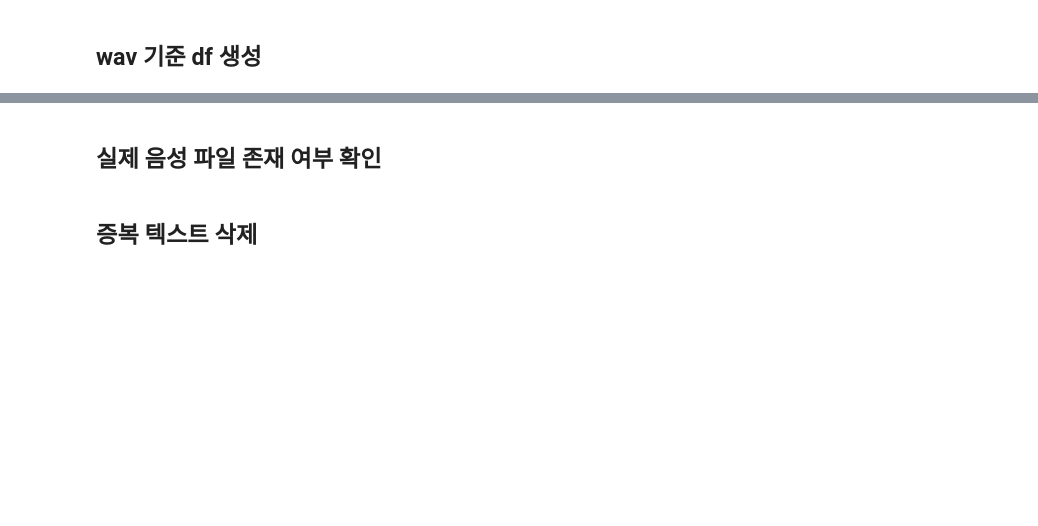
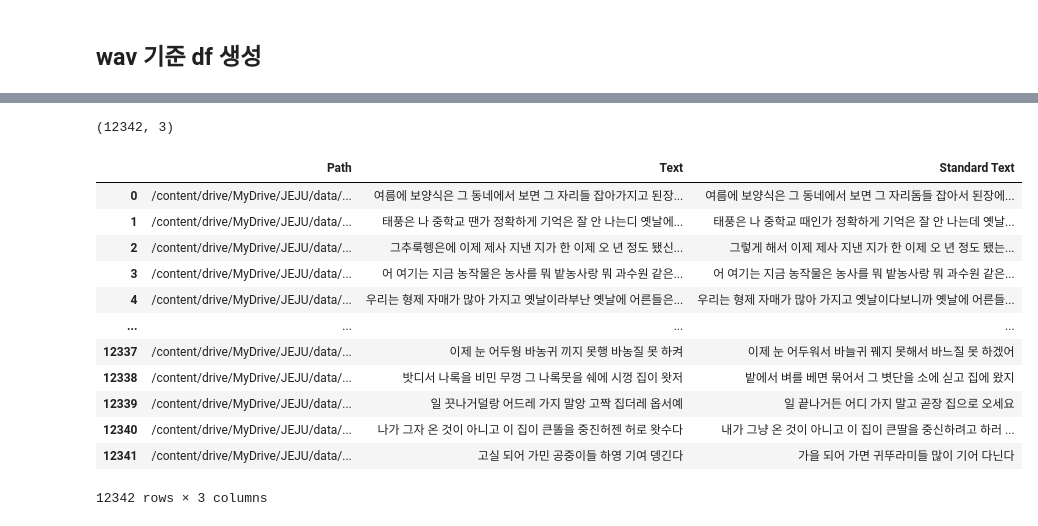
Before and after one commit to Yewon9/STT_JEJU, a Jupyter notebook: Data_Preprocessing.ipynb, the cells around one changed output, grey strips where cells are left out. Cells and saved outputs as stored; diff of their text form; code cells hidden in the pictures; blank space fills up the shorter version.

```diff
--- a/Data_Preprocessing.ipynb
+++ b/Data_Preprocessing.ipynb
@@ -17,26 +17,23 @@ from tqdm import tqdm
 # %% [markdown]
 ## wav 기준 df 생성
 # %%
-wav_dirs = ['/content/drive/MyDrive/JEJU/data/wav/TS_02', '/content/drive/MyDrive/JEJU/data/wav/VL_01']
+wav_dirs = ['/content/drive/MyDrive/JEJU/data/wav/TL_02', '/content/drive/MyDrive/JEJU/data/wav/VL_01']
 json_dirs = ['/content/drive/MyDrive/JEJU/data/json/TL_02', '/content/drive/MyDrive/JEJU/data/json/VL_01']
 # %%
 def extract_dialect_and_standard(json_path):
     with open(json_path, 'r', encoding='utf-8') as f:
         data = json.load(f)
 
-    # 방언 텍스트 (value)
-    dialect_text = data['script']['value']
+    # 방언 (dialect)와 표준어 (standard)를 병합하여 텍스트 생성
+    dialect_list = []
+    standard_list = []
 
-    # 표준어 텍스트 생성
-    standard_text_list = []
     for segment in data['transcription']['segments']:
-        if segment.get('standard'):  # 표준어가 있으면 사용
-            standard_text_list.append(segment['standard'])
-        else:  # null 값이면 방언 그대로 사용
-            standard_text_list.append(segment['dialect'])
+        dialect_list.append(segment['dialect'])  # 실제 발화된 방언
+        standard_list.append(segment['standard'] if segment['standard'] else segment['dialect'])  # 표준어가 없으면 방언 그대로
 
-    # 표준어로 변환된 텍스트
-    standard_text = ' '.join(standard_text_list)
+    dialect_text = ' '.join(dialect_list)  # 방언 병합
+    standard_text = ' '.join(standard_list)  # 표준어 병합
 
     return dialect_text, standard_text
 # %%
@@ -69,2 +73,0 @@ df_filtered
-# %% [markdown]
-## 실제 음성 파일 존재 여부 확인
@@ -71,5 +76,5 @@ df_filtered
 # %%
-df_filtered = df_filtered[df_filtered['Path'].apply(lambda x: os.path.exists(x))]
-df_filtered
+df = df[df['Path'].apply(lambda x: os.path.exists(x))]
+df.shape
+# %% [output]
+(12342, 3)
-# %% [markdown]
-## 증복 텍스트 삭제
@@ -79 +81,17 @@ df_final
+# %%
+df
+# %% [output]
+|  | Path | Text | Standard Text |
+| 0 | /content/drive/MyDrive/JEJU/data/... | 여름에 보양식은 그 동네에서 보면 그 자리들 잡아가지고 된장... | 여름에 보양식은 그 동네에서 보면 그 자리돔들 잡아서 된장에... |
+| 1 | /content/drive/MyDrive/JEJU/data/... | 태풍은 나 중학교 땐가 정확하게 기억은 잘 안 나는디 옛날에... | 태풍은 나 중학교 때인가 정확하게 기억은 잘 안 나는데 옛날... |
+| 2 | /content/drive/MyDrive/JEJU/data/... | 그추룩헹은에 이제 제사 지낸 지가 한 이제 오 년 정도 됐신... | 그렇게 해서 이제 제사 지낸 지가 한 이제 오 년 정도 됐는... |
+| 3 | /content/drive/MyDrive/JEJU/data/... | 어 여기는 지금 농작물은 농사를 뭐 밭농사랑 뭐 과수원 같은... | 어 여기는 지금 농작물은 농사를 뭐 밭농사랑 뭐 과수원 같은... |
+| 4 | /content/drive/MyDrive/JEJU/data/... | 우리는 형제 자매가 많아 가지고 옛날이라부난 옛날에 어른들은... | 우리는 형제 자매가 많아 가지고 옛날이다보니까 옛날에 어른들... |
+| ... | ... | ... | ... |
+| 12337 | /content/drive/MyDrive/JEJU/data/... | 이제 눈 어두웡 바농귀 끼지 못행 바농질 못 하켜 | 이제 눈 어두워서 바늘귀 꿰지 못해서 바느질 못 하겠어 |
+| 12338 | /content/drive/MyDrive/JEJU/data/... | 밧디서 나록을 비민 무껑 그 나록뭇을 쉐에 시껑 집이 왓저 | 밭에서 벼를 베면 묶어서 그 볏단을 소에 싣고 집에 왔지 |
+| 12339 | /content/drive/MyDrive/JEJU/data/... | 일 끗나거덜랑 어드레 가지 말앙 고짝 집더레 옵서예 | 일 끝나거든 어디 가지 말고 곧장 집으로 오세요 |
+| 12340 | /content/drive/MyDrive/JEJU/data/... | 나가 그자 온 것이 아니고 이 집이 큰똘을 중진허젠 허로 왓수다 | 내가 그냥 온 것이 아니고 이 집이 큰딸을 중신하려고 하러 ... |
+| 12341 | /content/drive/MyDrive/JEJU/data/... | 고실 되어 가민 공중이들 하영 기여 뎅긴다 | 가을 되어 가면 귀뚜라미들 많이 기어 다닌다 |
+12342 rows × 3 columns
 # %%
```
Also changed, not shown: parts of 8 cells of this notebook.
